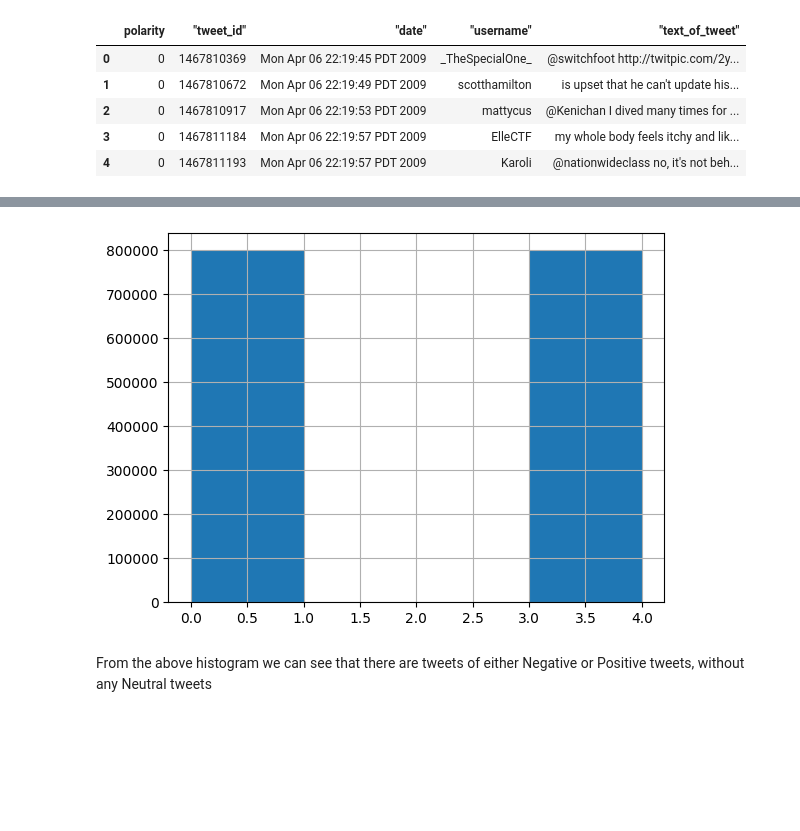
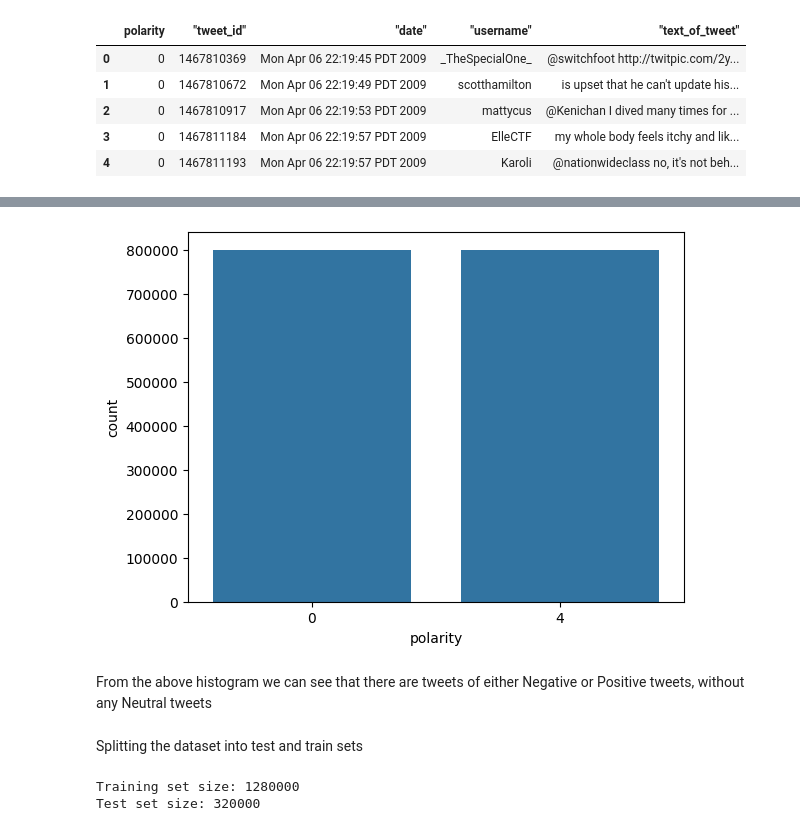
Before and after one commit to AshutoshDhungana/hate_speech_NLP, a Jupyter notebook: Sentiment_Analysis.ipynb, the cells around one changed output, grey strips where cells are left out. Drawn from its saved outputs; the diff is of its cells as text; code cells hidden in the pictures; blank space fills up the shorter version.

```diff
--- a/Sentiment_Analysis.ipynb
+++ b/Sentiment_Analysis.ipynb
@@ -93,7 +97,9 @@ df.head()
-# %%
-df['polarity'].hist(bins = 4)
-plt.show()
-# %% [output]
-[figure, removed]
+# %%
+sns.countplot(x = df['polarity'])
+plt.show()
+# %% [output]
+[figure, added]
 # %% [markdown]
 From the above histogram we can see that there are tweets of either Negative or Positive tweets, without any Neutral tweets
+# %% [markdown]
+Splitting the dataset into test and train sets
@@ -99,0 +110,6 @@ From the above histogram we can see that there are tweets of either Negative or
+# %%
+print(f"Training set size: {x_train.shape[0]}")
+print(f"Test set size: {x_test.shape[0]}")
+# %% [output]
+Training set size: 1280000
+Test set size: 320000
```
Also changed, not shown: parts of 10 cells of this notebook.
